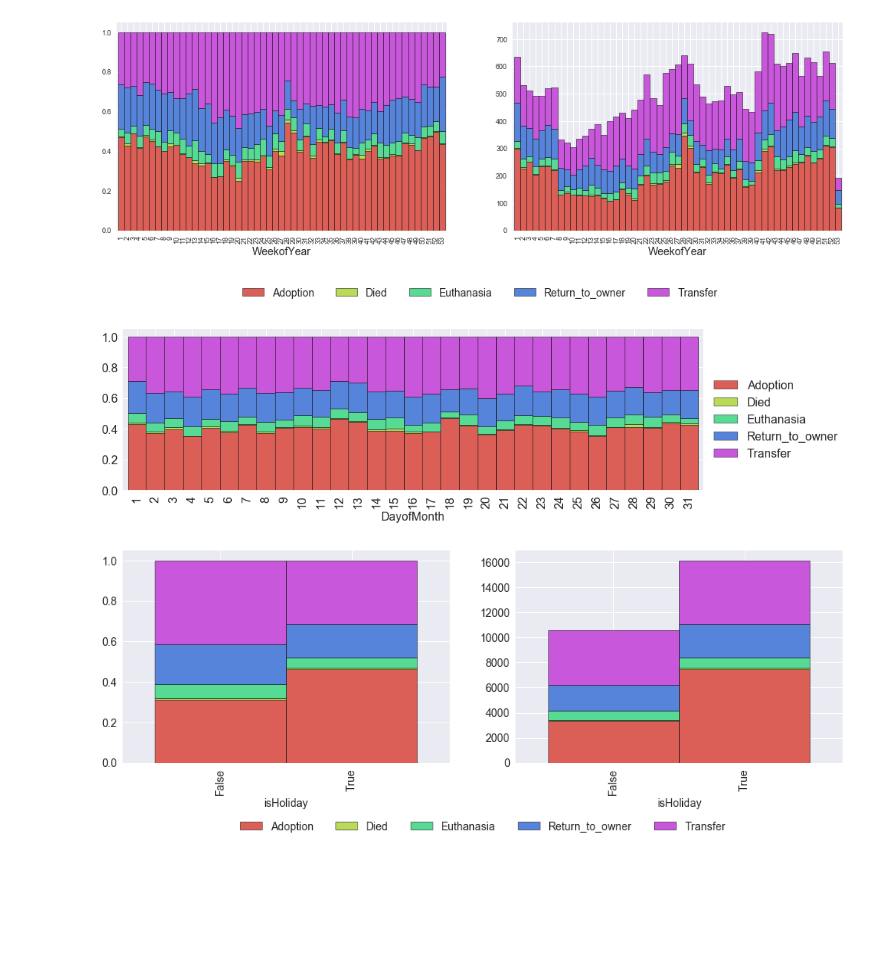
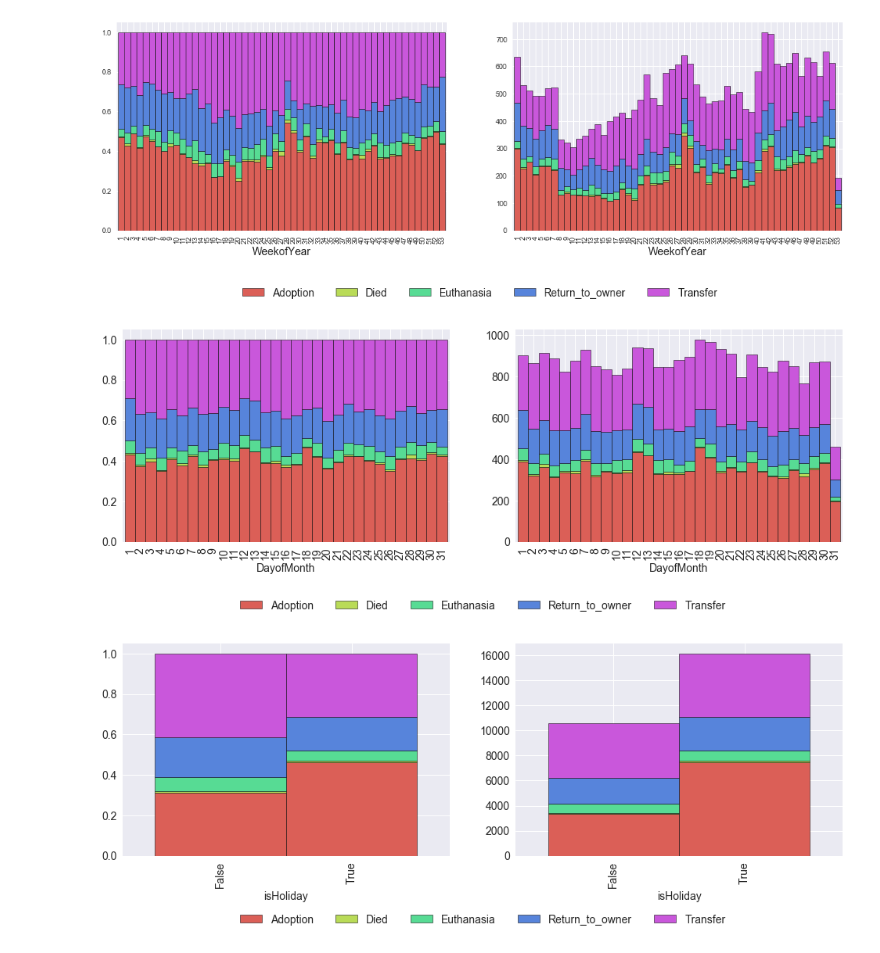
Before and after one commit to mspinelli/animal_shelter, a Jupyter notebook: DataExplore.ipynb, the cells around one changed output. Drawn from its saved outputs; the diff is of its cells as text; code cells hidden in the pictures; blank space fills up the shorter version.

```diff
--- a/DataExplore.ipynb
+++ b/DataExplore.ipynb
@@ -120,13 +120,21 @@ animals['Hour'] = animals.Timestamps.dt.hour
 animals['WeekofYear'] = animals.Timestamps.dt.weekofyear
 animals['DayofMonth'] = animals.Timestamps.dt.day
 # %%
-def plot_datetime_features(feature, width_inches=16.5, tick_font_size=14, label_font_size=14):
+def plot_feature(feature, filter_=None, legend_offset=-0.3, width_inches=16.5,
+                 tick_font_size=14, label_font_size=14, title=None):
     f, axs = plt.subplots(ncols=2)
     f.set_size_inches(width_inches, 5)
     axs[0].xaxis.label.set_size(label_font_size)
     axs[1].xaxis.label.set_size(label_font_size)
+    if title:
+        axs[0].set_title(title, fontsize=label_font_size)
+        axs[1].set_title(title, fontsize=label_font_size)
 
-    (animals
+
+    if type(filter_) != pd.Series:
+        filter_ = full(len(animals), True, dtype=bool)
+
+    (animals[filter_]
      .groupby(feature)
      .OutcomeType
      .value_counts(normalize=True)
@@ -134,11 +142,12 @@ def plot_datetime_features(feature, width_inches=16.5, tick_font_size=14, label_
      .plot(fontsize=tick_font_size,kind="bar", stacked=True, ax=axs[0],
            edgecolor='k', linewidth=0.5, width=1, legend=False))
 
-    (animals
+    (animals[filter_]
      .groupby(feature)
      .OutcomeType.value_counts()
      .unstack()
      .plot(fontsize=tick_font_size, kind="bar", stacked=True, ax=axs[1],
            edgecolor='k', linewidth=0.5, width=1)
-     .legend(fontsize=label_font_size, ncol=5, bbox_to_anchor=(-.1, -.3), loc='center'))
+     .legend(fontsize=label_font_size, ncol=5,
+             bbox_to_anchor=(-.1, legend_offset), loc='center'))
 # %%
@@ -183,19 +192,10 @@ class MyHolidays(holidays.UnitedStates):
         self[date(year, 5, 1) + relativedelta(weekday=SU(+2))] = "Mother's Day"
         self[date(year, 6, 1) + relativedelta(weekday=SU(+3))] = "Father's Day"
         self[date(year, 10, 31)] = "Halloween"
-# %%
-(animals
- .groupby("DayofMonth")
- .OutcomeType
- .value_counts(normalize=True)
- .unstack()
- .plot(kind="bar", stacked=True, figsize=(14,4), width = 1, fontsize=16, edgecolor='k', linewidth=.5)
- .legend(fontsize=16, ncol=1, bbox_to_anchor=(1, 0.75))
- )
-ax = plt.gca()
-ax.xaxis.label.set_size(16)
-# %% [output]
-[figure, removed]
+# %%
+plot_feature('DayofMonth')
+# %% [output]
+[figure, added]
 # %%
 def is_holiday(t):
     tx_holidays = MyHolidays(state="TX", years =[2015])
```
Also changed, not shown: parts of 32 cells of this notebook.
